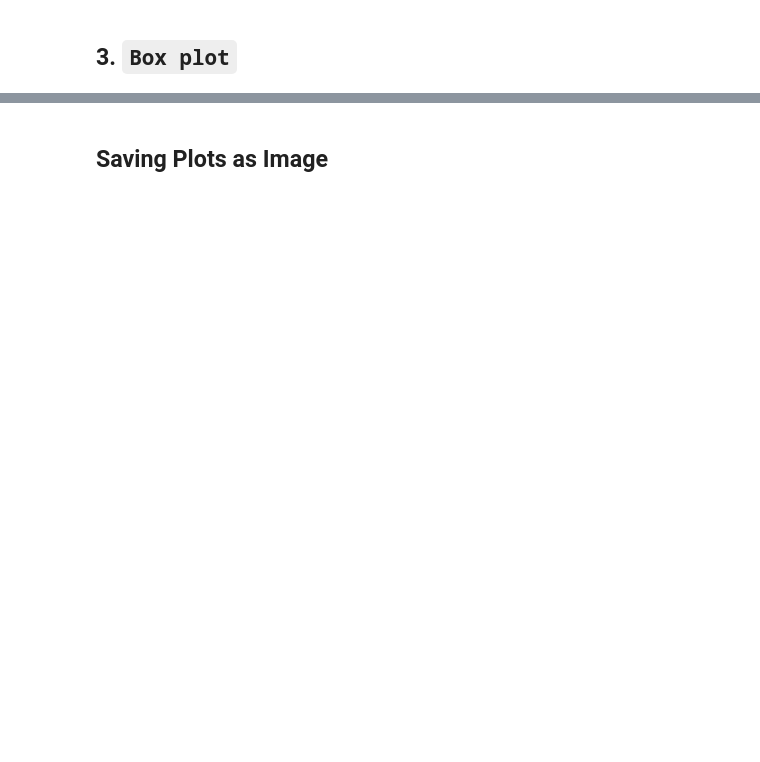
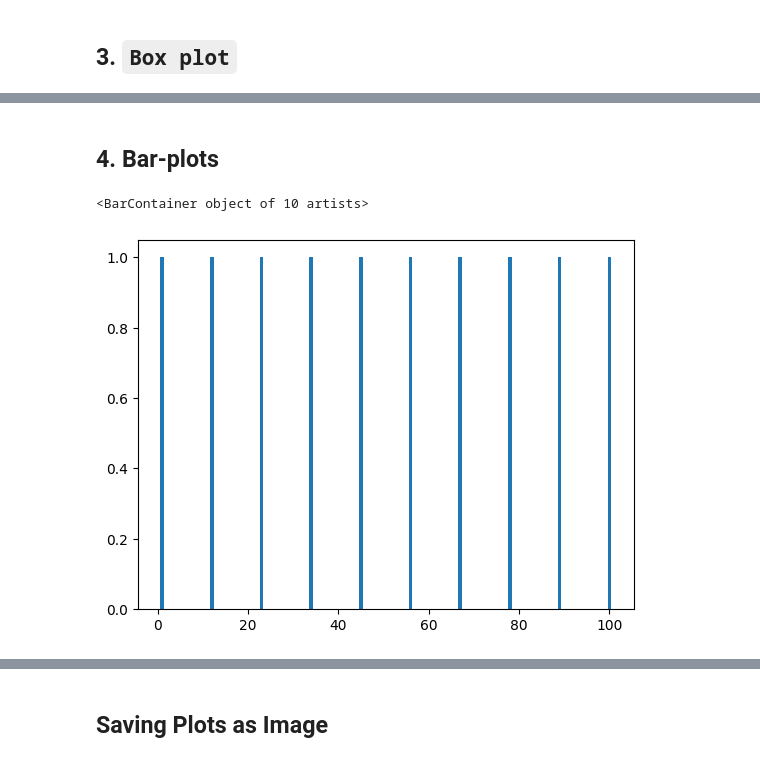
Before and after one commit to lazyaxe/Python, a Jupyter notebook: Data-Visualization/Matplotlib-Basics.ipynb, the cells around one changed output, grey strips where cells are left out. Cells and saved outputs as stored; diff of their text form; code cells hidden in the pictures; blank space fills up the shorter version.

Commit message:
Changes: Added bar graph and pie chart.

```diff
--- a/Data-Visualization/Matplotlib-Basics.ipynb
+++ b/Data-Visualization/Matplotlib-Basics.ipynb
@@ -106,0 +108,7 @@ plt.boxplot(x)
+# %% [markdown]
+## 4. Bar-plots
+# %%
+plt.bar(x = x, height = 1)
+# %% [output]
+<BarContainer object of 10 artists>
+[figure, added]
```
Also changed, not shown: parts of 14 cells of this notebook.
